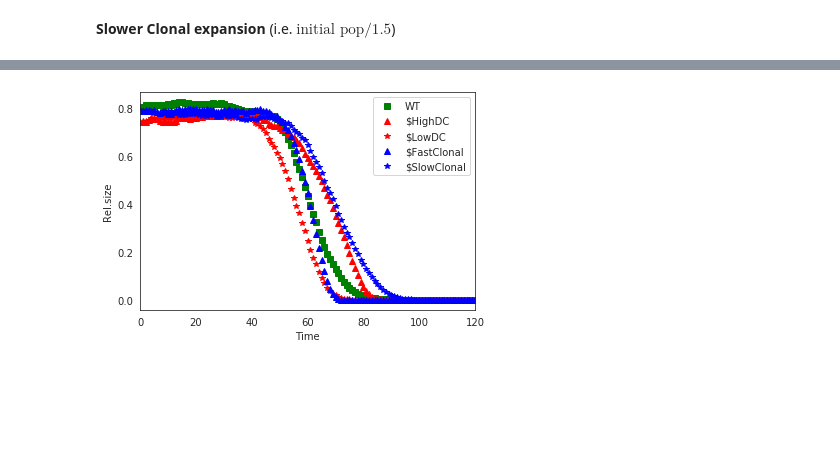
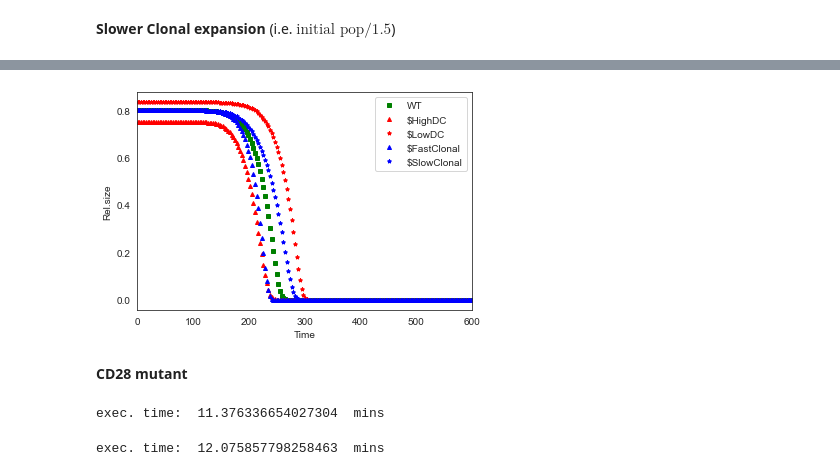
Before and after one commit to sysbio-curie/ICD, a Jupyter notebook: ICD_extend_fullset.ipynb, the cells around one changed output, grey strips where cells are left out. Saved outputs shown, nothing was run; the diff lists cells and outputs as text; code cells hidden in the pictures; blank space fills up the shorter version.

```diff
--- a/ICD_extend_fullset.ipynb
+++ b/ICD_extend_fullset.ipynb
@@ -42,8 +37,0 @@ initCd8=0.05
-# %%
-sim.network.set_istate('Tumor',[initDC+initCd4+initCd8,1-initDC-initCd4-initCd8])
-sim.network.set_istate('ChemoT',[initDC+initCd4+initCd8,1-initDC-initCd4-initCd8])
-sim.network.set_istate('DC',[1-initDC,initDC])
-sim.network.set_istate('cd4',[1-initCd4,initCd4])
-sim.network.set_istate('cd8',[1-initCd8,initCd8])
-sim.param['$degChemo'] = 1/(24*6)
-sim.print_cfg()
@@ -181,16 +151,22 @@ exec. time:  1.4711871981620788  mins
 SlowClonal_table = SlowClonal_res.get_nodes_stepwise_probability_distribution(nodes)
 # %%
 mutants_vs_WT = plt.figure()
-plt.plot(WT_table['PopRatio']*WT_table['Tumor'],"sg",label="WT")
-plt.plot(HighDC_table['PopRatio']*HighDC_table['Tumor'],"^r",label="$HighDC")
-plt.plot(LowDC_table['PopRatio']*LowDC_table['Tumor'],"*r",label="$LowDC")
-plt.plot(FastClonal_table['PopRatio']*FastClonal_table['Tumor'],"^b",label="$FastClonal")
-plt.plot(SlowClonal_table['PopRatio']*SlowClonal_table['Tumor'],"*b",label="$SlowClonal")
-
+plt.plot(range(0,601)[1:600:3],WT_table['PopRatio'][1:600:3]*WT_table['Tumor'][1:600:3],
+         "sg",label="WT",markersize=4)
+plt.plot(range(0,601)[1:600:3],HighDC_table['PopRatio'][1:600:3]*HighDC_table['Tumor'][1:600:3],
+         "^r",label="$HighDC",markersize=4)
+plt.plot(range(0,601)[1:600:3],LowDC_table['PopRatio'][1:600:3]*LowDC_table['Tumor'][1:600:3],
+         "*r",label="$LowDC",markersize=4)
+plt.plot(range(0,601)[1:600:3],FastClonal_table['PopRatio'][1:600:3]*FastClonal_table['Tumor'][1:600:3],
+         "^b",label="$FastClonal",markersize=4)
+plt.plot(range(0,601)[1:600:3],SlowClonal_table['PopRatio'][1:600:3]*SlowClonal_table['Tumor'][1:600:3],
+         "*b",label="$SlowClonal",markersize=4)
 plt.ylabel("Rel.size")
 plt.xlabel("Time")
-plt.xlim(left=0, right=120)
+plt.xlim(left=0, right=600)
 plt.legend()
 save_figure(mutants_vs_WT,"mutants_vs_WT")
 # %% [output]
-[figure, old version]
+[figure, new version]
+# %% [markdown]
+__CD28 mutant__
@@ -196,0 +177,8 @@ save_figure(mutants_vs_WT,"mutants_vs_WT")
+# %%
+start = time.time()
+CD28Down_res = CD28Down.run()
+stop = time.time()
+duration = (stop-start)/60
+print("exec. time: ",duration," mins")
+# %% [output]
+exec. time:  11.376336654027304  mins
@@ -196,0 +193,8 @@ save_figure(mutants_vs_WT,"mutants_vs_WT")
+# %%
+start = time.time()
+IL2Up_res = IL2Up.run()
+stop = time.time()
+duration = (stop-start)/60
+print("exec. time: ",duration," mins")
+# %% [output]
+exec. time:  12.075857798258463  mins
```
Also changed, not shown: parts of 18 cells of this notebook, 1 other file.
